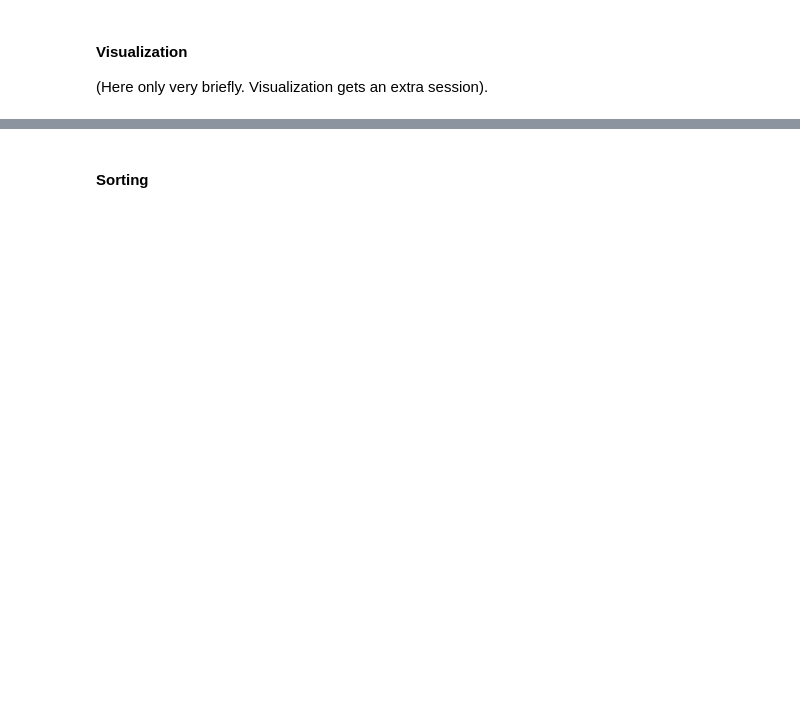
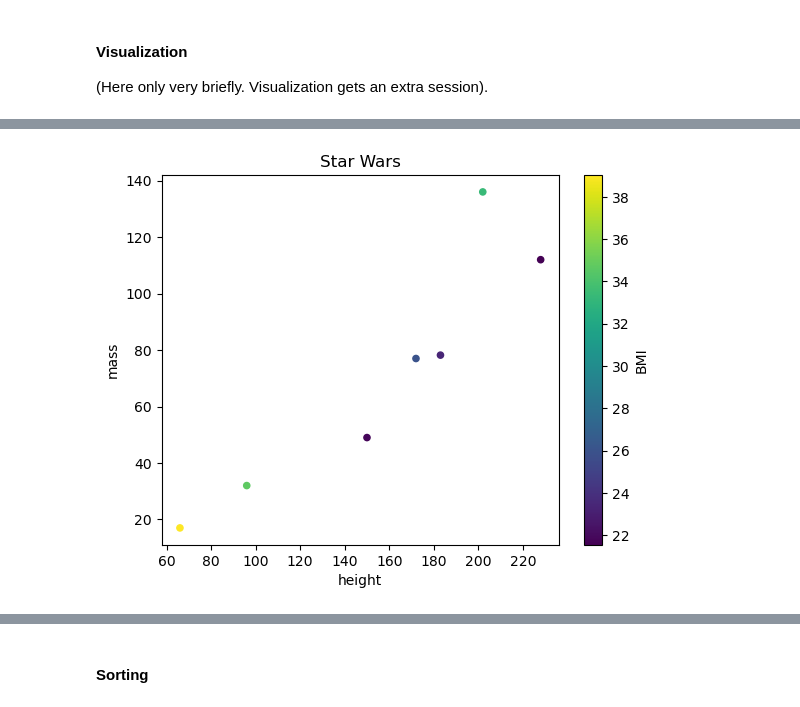
Before and after one commit to ZuebeyirEser/DataScienceCourseExercise, a Jupyter notebook: SecondWeek/course_content_second.ipynb, the cells around one changed output, grey strips where cells are left out. Saved outputs shown, nothing was run; the diff lists cells and outputs as text; code cells hidden in the pictures; blank space fills up the shorter version.

```diff
--- a/SecondWeek/course_content_second.ipynb
+++ b/SecondWeek/course_content_second.ipynb
@@ -128,0 +268,3 @@ Using `.loc[rows, columns]` (= location) you can address entries via their **row
+# %%
+star_wars = star_wars.reset_index()
+star_wars
@@ -132,3 +283,6 @@ Using `.loc[rows, columns]` (= location) you can address entries via their **row
 When calculating new columns, the power of vectorization becomes clear.
 The calculations are performed element by element for each entry of the vector.
 An explicit loop is not necessary.
+# %%
+star_wars["BMI"] = star_wars["mass"] / (star_wars["height"] / 100)**2
+star_wars
@@ -134,0 +298,3 @@ An explicit loop is not necessary.
+# %%
+star_wars["col1"] = 1
+star_wars
@@ -134,0 +310,3 @@ An explicit loop is not necessary.
+# %%
+star_wars["col2"] = np.random.randint(0,100, star_wars.shape[0])
+star_wars
@@ -147,0 +345,4 @@ ModuleNotFoundError: No module named 'matplotlib'
+# %%
+ax = star_wars.plot.scatter(x="height", y="mass",c="BMI", colormap="viridis", title="Star Wars")
+# %% [output]
+[figure, added]
```
Also changed, not shown: parts of 45 cells of this notebook, 1 other file.
